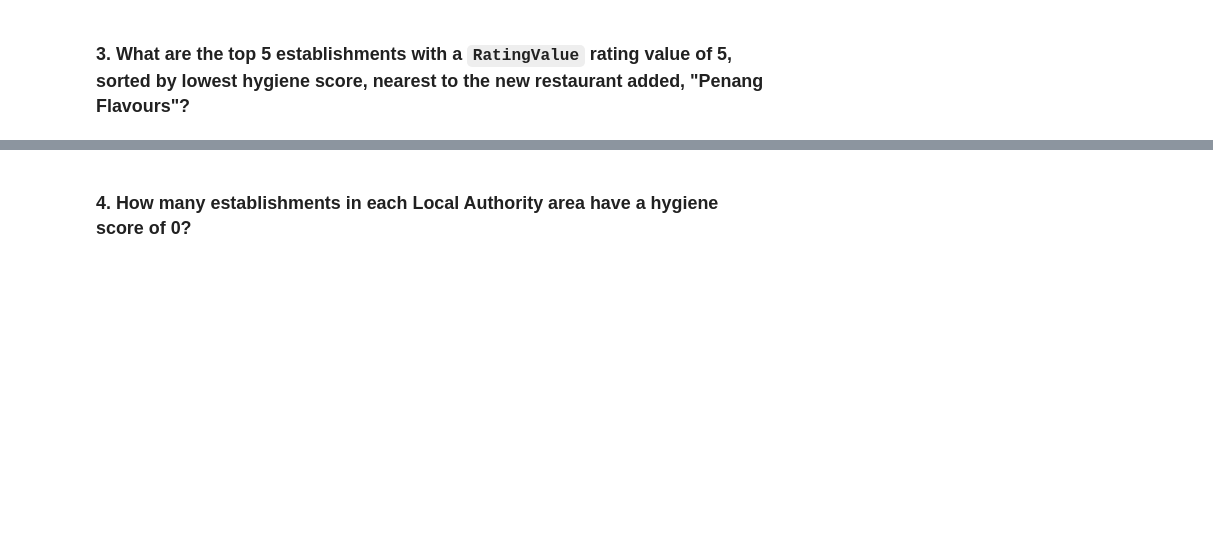
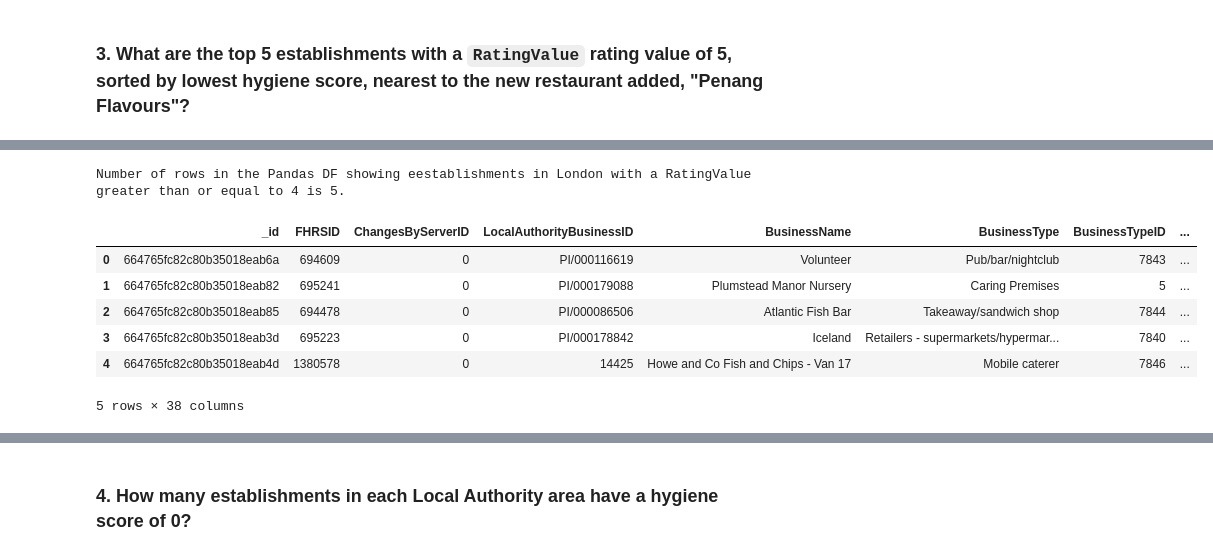
Before and after one commit to MattRind/nosql-challenge, a Jupyter notebook: NoSQL_analysis_starter.ipynb, the cells around one changed output, grey strips where cells are left out. Saved outputs shown, nothing was run; the diff lists cells and outputs as text; code cells hidden in the pictures; blank space fills up the shorter version.

```diff
--- a/NoSQL_analysis_starter.ipynb
+++ b/NoSQL_analysis_starter.ipynb
@@ -91,11 +178,26 @@ query =
 # Sort by hygiene score
 
 degree_search = 0.01
-latitude =
-longitude =
+# degree_search = from_float(degree_search)
+# latitude = float(penang_flavours['geocode']['latitude'])
+# longitude = float(penang_flavours['geocode']['longitude'])
+latitude = 51.49014200
+longitude = 0.08384000
 
-query =
-sort =
-limit =
+query = {'RatingValue': {'$eq': 5},
+            'geocode.latitude': {'$gte': latitude-degree_search, '$lte': latitude+degree_search},
+            'geocode.longitude': {'$gte': longitude-degree_search, '$lte': longitude+degree_search}
+                         }
+# fields = {"BusinessName": 1, "LocalAuthorityName": 1, "RatingValue": 1, 'scores.Hygiene': 1, "geocode.latitude": 1, "geocode.longitude": 1}
+fields = {}
+sort = [('scores.Hygiene', 1)]
+limit = 5
+
+number_of_documents = establishments.count_documents(query)
+print(f"Number of establishments with a RatingValue of 5 and within +/- 0.01\u00B0 latitude and +/- 0.01\u00B0 longitude \
+from 'Penang Flavours' is {number_of_documents}.\n")
 
 # Print the results
+rated_5_near_Penang_Flavours_query = establishments.find(query, fields).sort(sort).limit(limit)
+rated_5_near_Penang_Flavours_list = list(rated_5_near_Penang_Flavours_query)
+pprint(rated_5_near_Penang_Flavours_list)
@@ -102,2 +222,13 @@ limit =
 # %%
 # Convert result to Pandas DataFrame
+rated_5_near_Penang_Flavours_df = pd.json_normalize(rated_5_near_Penang_Flavours_list)
+rated_5_near_Penang_Flavours_df
+# %% [output]
+Number of rows in the Pandas DF showing eestablishments in London with a RatingValue greater than or equal to 4 is 5.
+|  | _id | FHRSID | ChangesByServerID | LocalAuthorityBusinessID | BusinessName | BusinessType | BusinessTypeID | ... |
+| 0 | 664765fc82c80b35018eab6a | 694609 | 0 | PI/000116619 | Volunteer | Pub/bar/nightclub | 7843 | ... |
+| 1 | 664765fc82c80b35018eab82 | 695241 | 0 | PI/000179088 | Plumstead Manor Nursery | Caring Premises | 5 | ... |
+| 2 | 664765fc82c80b35018eab85 | 694478 | 0 | PI/000086506 | Atlantic Fish Bar | Takeaway/sandwich shop | 7844 | ... |
+| 3 | 664765fc82c80b35018eab3d | 695223 | 0 | PI/000178842 | Iceland | Retailers - supermarkets/hypermar... | 7840 | ... |
+| 4 | 664765fc82c80b35018eab4d | 1380578 | 0 | 14425 | Howe and Co Fish and Chips - Van 17 | Mobile caterer | 7846 | ... |
+5 rows × 38 columns
```
Also changed, not shown: parts of 11 cells of this notebook.
